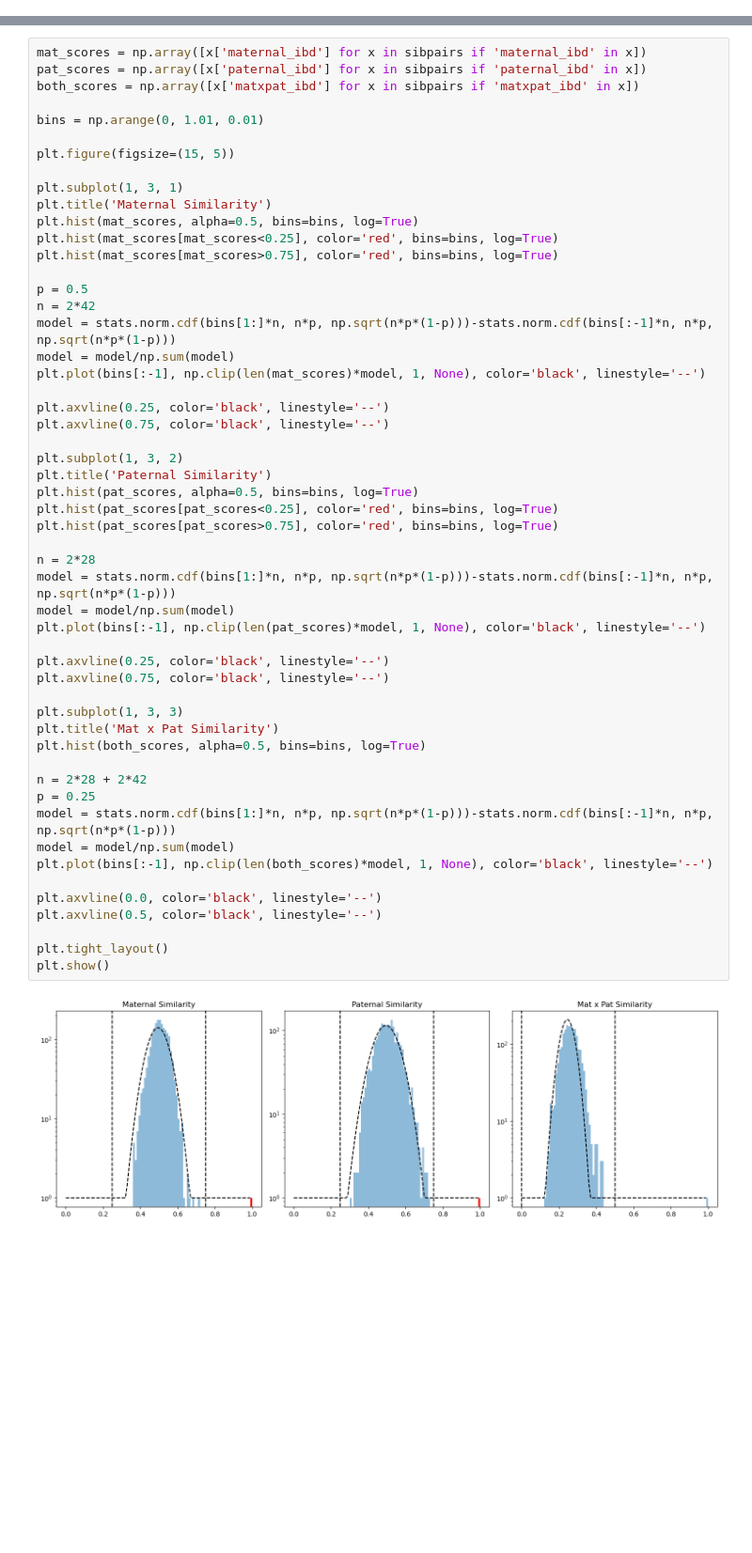
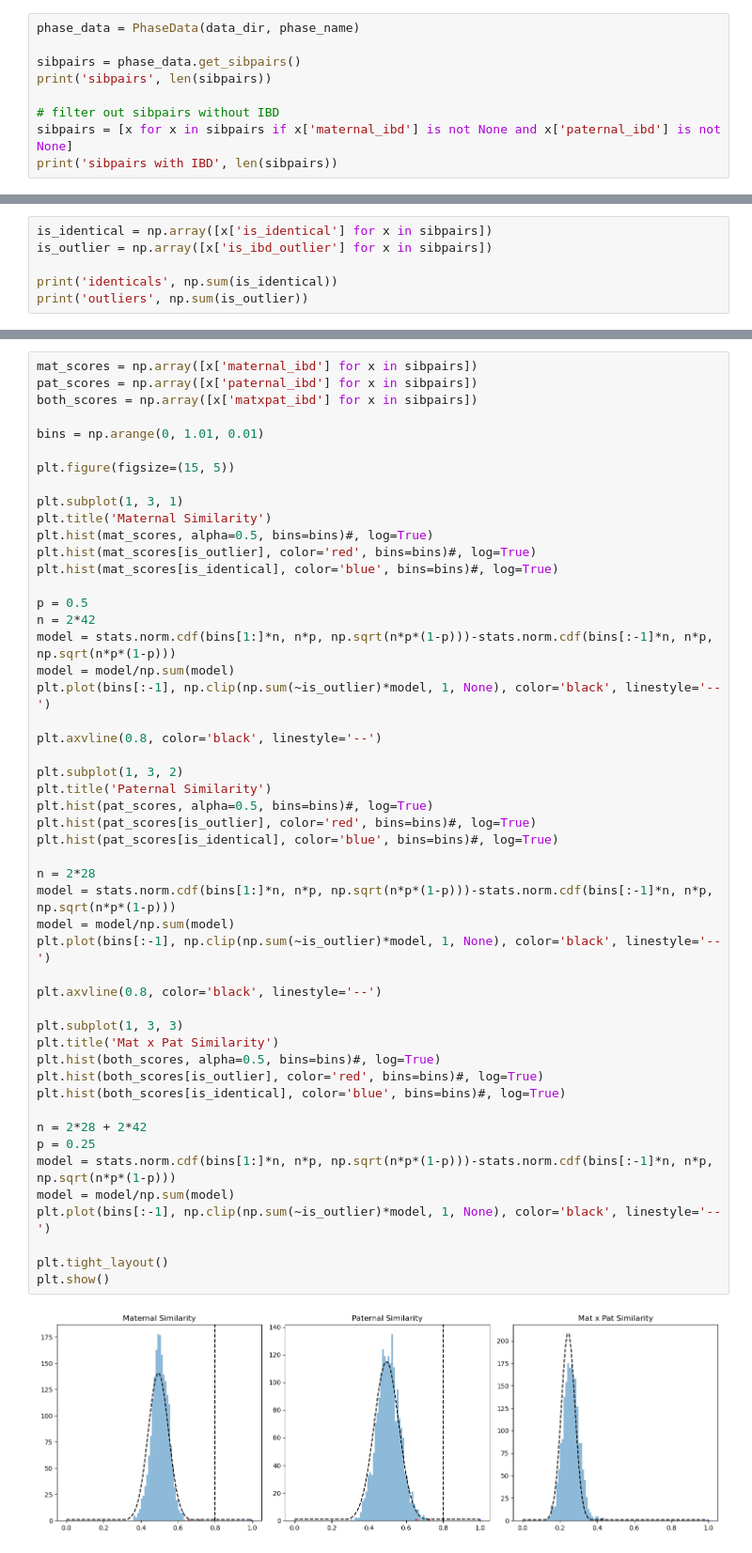
Before and after one commit to kpaskov/PhasingFamilies, a Jupyter notebook: qc/Visualize-Sibpair-IBD.ipynb, the cells around one changed output, grey strips where cells are left out. Shown at 94% size. Drawn from its saved outputs; the diff is of its cells as text; blank space fills up the shorter version.

```diff
--- a/qc/Visualize-Sibpair-IBD.ipynb
+++ b/qc/Visualize-Sibpair-IBD.ipynb
@@ -18,0 +24,9 @@ sibpairs 1934
+# %%
+phase_data = PhaseData(data_dir, phase_name)
+
+sibpairs = phase_data.get_sibpairs()
+print('sibpairs', len(sibpairs))
+
+# filter out sibpairs without IBD
+sibpairs = [x for x in sibpairs if x['maternal_ibd'] is not None and x['paternal_ibd'] is not None]
+print('sibpairs with IBD', len(sibpairs))
@@ -18,0 +36,6 @@ sibpairs 1934
+# %%
+is_identical = np.array([x['is_identical'] for x in sibpairs])
+is_outlier = np.array([x['is_ibd_outlier'] for x in sibpairs])
+
+print('identicals', np.sum(is_identical))
+print('outliers', np.sum(is_outlier))
@@ -35,55 +54,52 @@ unrelated 3 [('11289', 'SSC02095', 'SSC02111'), ('13879', 'SSC08783', 'SSC08794'
 # %%
-mat_scores = np.array([x['maternal_ibd'] for x in sibpairs if 'maternal_ibd' in x])
-pat_scores = np.array([x['paternal_ibd'] for x in sibpairs if 'paternal_ibd' in x])
-both_scores = np.array([x['matxpat_ibd'] for x in sibpairs if 'matxpat_ibd' in x])
+mat_scores = np.array([x['maternal_ibd'] for x in sibpairs])
+pat_scores = np.array([x['paternal_ibd'] for x in sibpairs])
+both_scores = np.array([x['matxpat_ibd'] for x in sibpairs])
 
 bins = np.arange(0, 1.01, 0.01)
 
 plt.figure(figsize=(15, 5))
 
 plt.subplot(1, 3, 1)
 plt.title('Maternal Similarity')
-plt.hist(mat_scores, alpha=0.5, bins=bins, log=True)
-plt.hist(mat_scores[mat_scores<0.25], color='red', bins=bins, log=True)
-plt.hist(mat_scores[mat_scores>0.75], color='red', bins=bins, log=True)
+plt.hist(mat_scores, alpha=0.5, bins=bins)#, log=True)
+plt.hist(mat_scores[is_outlier], color='red', bins=bins)#, log=True)
+plt.hist(mat_scores[is_identical], color='blue', bins=bins)#, log=True)
 
 p = 0.5
 n = 2*42
 model = stats.norm.cdf(bins[1:]*n, n*p, np.sqrt(n*p*(1-p)))-stats.norm.cdf(bins[:-1]*n, n*p, np.sqrt(n*p*(1-p)))
 model = model/np.sum(model)
-plt.plot(bins[:-1], np.clip(len(mat_scores)*model, 1, None), color='black', linestyle='--')
+plt.plot(bins[:-1], np.clip(np.sum(~is_outlier)*model, 1, None), color='black', linestyle='--')
 
-plt.axvline(0.25, color='black', linestyle='--')
-plt.axvline(0.75, color='black', linestyle='--')
+plt.axvline(0.8, color='black', linestyle='--')
 
 plt.subplot(1, 3, 2)
 plt.title('Paternal Similarity')
-plt.hist(pat_scores, alpha=0.5, bins=bins, log=True)
-plt.hist(pat_scores[pat_scores<0.25], color='red', bins=bins, log=True)
-plt.hist(pat_scores[pat_scores>0.75], color='red', bins=bins, log=True)
+plt.hist(pat_scores, alpha=0.5, bins=bins)#, log=True)
+plt.hist(pat_scores[is_outlier], color='red', bins=bins)#, log=True)
+plt.hist(pat_scores[is_identical], color='blue', bins=bins)#, log=True)
 
 n = 2*28
 model = stats.norm.cdf(bins[1:]*n, n*p, np.sqrt(n*p*(1-p)))-stats.norm.cdf(bins[:-1]*n, n*p, np.sqrt(n*p*(1-p)))
 model = model/np.sum(model)
-plt.plot(bins[:-1], np.clip(len(pat_scores)*model, 1, None), color='black', linestyle='--')
+plt.plot(bins[:-1], np.clip(np.sum(~is_outlier)*model, 1, None), color='black', linestyle='--')
 
-plt.axvline(0.25, color='black', linestyle='--')
-plt.axvline(0.75, color='black', linestyle='--')
+plt.axvline(0.8, color='black', linestyle='--')
 
 plt.subplot(1, 3, 3)
 plt.title('Mat x Pat Similarity')
-plt.hist(both_scores, alpha=0.5, bins=bins, log=True)
+plt.hist(both_scores, alpha=0.5, bins=bins)#, log=True)
+plt.hist(both_scores[is_outlier], color='red', bins=bins)#, log=True)
+plt.hist(both_scores[is_identical], color='blue', bins=bins)#, log=True)
 
 n = 2*28 + 2*42
 p = 0.25
 model = stats.norm.cdf(bins[1:]*n, n*p, np.sqrt(n*p*(1-p)))-stats.norm.cdf(bins[:-1]*n, n*p, np.sqrt(n*p*(1-p)))
 model = model/np.sum(model)
-plt.plot(bins[:-1], np.clip(len(both_scores)*model, 1, None), color='black', linestyle='--')
-
-plt.axvline(0.0, color='black', linestyle='--')
-plt.axvline(0.5, color='black', linestyle='--')
+plt.plot(bins[:-1], np.clip(np.sum(~is_outlier)*model, 1, None), color='black', linestyle='--')
 
 plt.tight_layout()
 plt.show()
 # %% [output]
-[figure, old version]
+[figure, new version]
```
Also changed, not shown: parts of 15 cells of this notebook, 13 other files.
